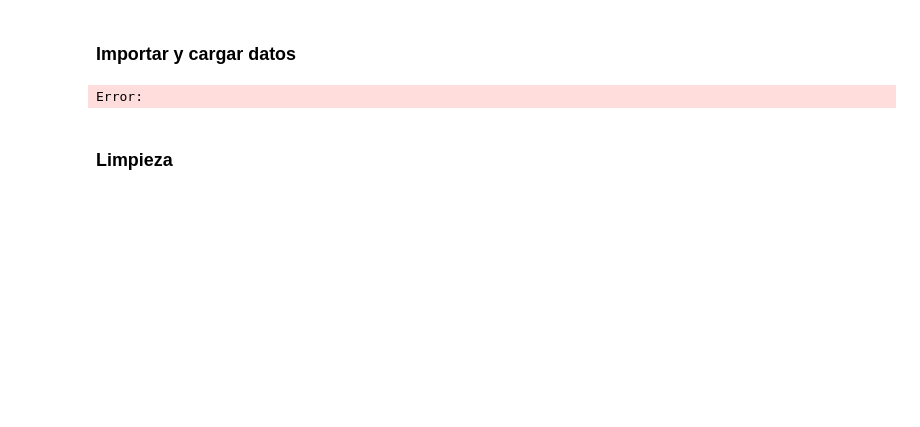
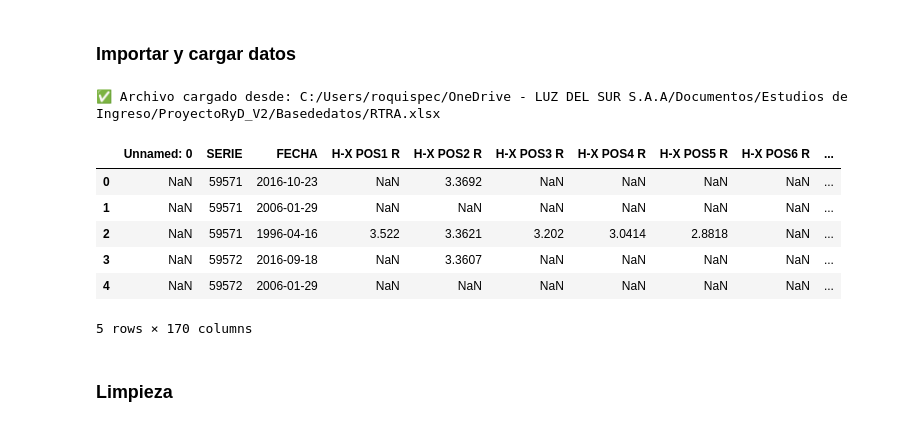
Before and after one commit to ronaldquispeO/Transformadores_R-D, a Jupyter notebook: notebooks/ARRrtra.ipynb, the cells around one changed output. Drawn from its saved outputs; the diff is of its cells as text; code cells hidden in the pictures; blank space fills up the shorter version.

```diff
--- a/notebooks/ARRrtra.ipynb
+++ b/notebooks/ARRrtra.ipynb
@@ -3,28 +3,36 @@
 # %%
 import numpy as np
 import pandas as pd
 import os
 # ---------------------------
 # LECTURA DE DATOS
 # ---------------------------
 # Lista de posibles rutas
 addresses = [
     'C:/Users/RONALD Q/OneDrive - LUZ DEL SUR S.A.A/Documentos/Estudios de Ingreso/ProyectoRyD_V2/Basededatos/RTRA.xlsx',
     'C:/Users/roquispec/OneDrive - LUZ DEL SUR S.A.A/Documentos/Estudios de Ingreso/ProyectoRyD_V2/Basededatos/RTRA.xlsx',
     'C:/Users/mticllacu/OneDrive - LUZ DEL SUR S.A.A/Archivos de Ronald Quispe Ocaña - ProyectoRyD_V2/Basededatos/RTRA.xlsx'
 ]
 
 df = None
 for path in addresses:
     if os.path.exists(path):   # verifica si existe
         df = pd.read_excel(path, header=1)
         print(f"✅ Archivo cargado desde: {path}")
         break
 
 if df is None:
     raise FileNotFoundError("❌ No se encontró el archivo en ninguna de las rutas especificadas.")
+df.head()
 # %% [output]
-Error:
+✅ Archivo cargado desde: C:/Users/roquispec/OneDrive - LUZ DEL SUR S.A.A/Documentos/Estudios de Ingreso/ProyectoRyD_V2/Basededatos/RTRA.xlsx
+|  | Unnamed: 0 | SERIE | FECHA | H-X POS1 R | H-X POS2 R | H-X POS3 R | H-X POS4 R | H-X POS5 R | H-X POS6 R | ... |
+| 0 | NaN | 59571 | 2016-10-23 | NaN | 3.3692 | NaN | NaN | NaN | NaN | ... |
+| 1 | NaN | 59571 | 2006-01-29 | NaN | NaN | NaN | NaN | NaN | NaN | ... |
+| 2 | NaN | 59571 | 1996-04-16 | 3.522 | 3.3621 | 3.202 | 3.0414 | 2.8818 | NaN | ... |
+| 3 | NaN | 59572 | 2016-09-18 | NaN | 3.3607 | NaN | NaN | NaN | NaN | ... |
+| 4 | NaN | 59572 | 2006-01-29 | NaN | NaN | NaN | NaN | NaN | NaN | ... |
+5 rows × 170 columns
 # %% [markdown]
 ### Limpieza
 # %%
```
Also changed, not shown: parts of 3 cells of this notebook, 29 other files.
